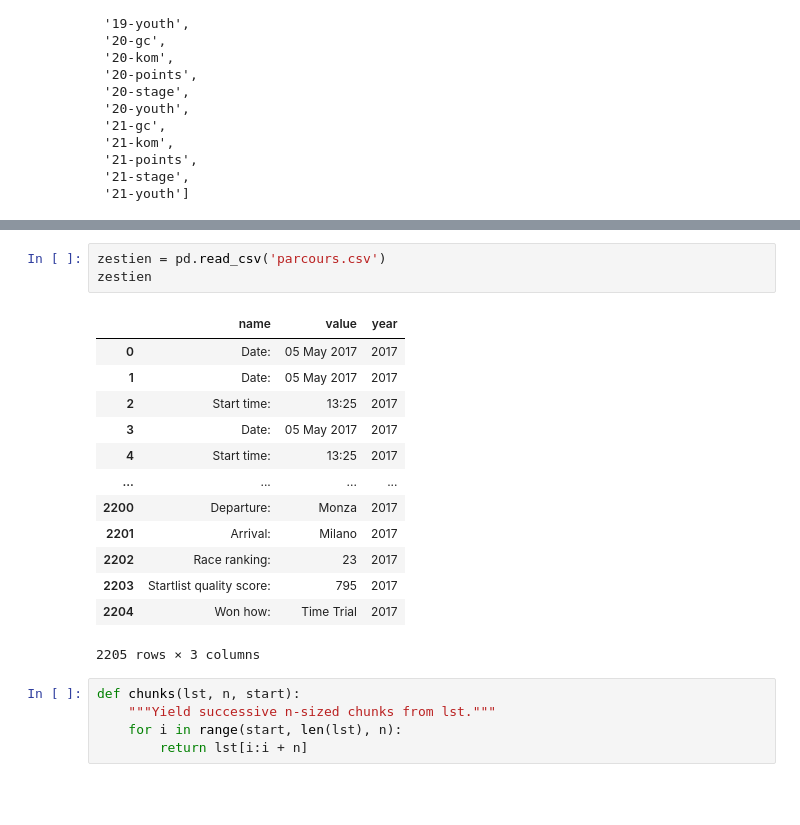
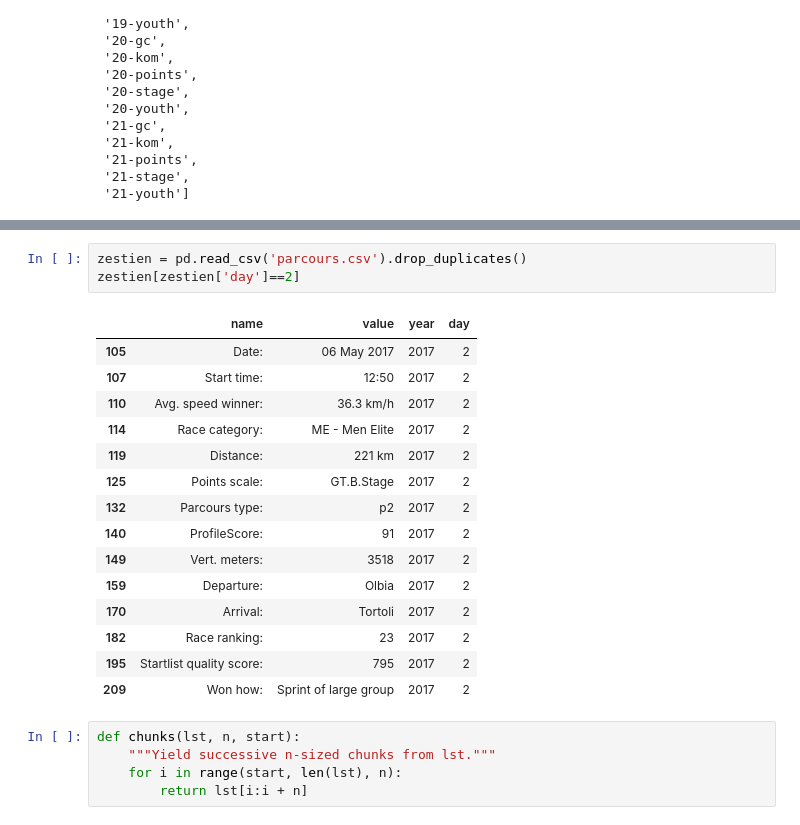
Before and after one commit to Michiel-DK/cycling, a Jupyter notebook: try2.ipynb, the cells around one changed output, grey strips where cells are left out. Cells and saved outputs as stored; diff of their text form; blank space fills up the shorter version.

Commit message:
points fixed

```diff
--- a/try2.ipynb
+++ b/try2.ipynb
@@ -451,20 +418,22 @@ IndexError: list index out of range
 # %%
-zestien = pd.read_csv('parcours.csv')
-zestien
+zestien = pd.read_csv('parcours.csv').drop_duplicates()
+zestien[zestien['day']==2]
 # %% [output]
-|  | name | value | year |
-| 0 | Date: | 05 May 2017 | 2017 |
-| 1 | Date: | 05 May 2017 | 2017 |
-| 2 | Start time: | 13:25 | 2017 |
-| 3 | Date: | 05 May 2017 | 2017 |
-| 4 | Start time: | 13:25 | 2017 |
-| ... | ... | ... | ... |
-| 2200 | Departure: | Monza | 2017 |
-| 2201 | Arrival: | Milano | 2017 |
-| 2202 | Race ranking: | 23 | 2017 |
-| 2203 | Startlist quality score: | 795 | 2017 |
-| 2204 | Won how: | Time Trial | 2017 |
+|  | name | value | year | day |
+| 105 | Date: | 06 May 2017 | 2017 | 2 |
+| 107 | Start time: | 12:50 | 2017 | 2 |
+| 110 | Avg. speed winner: | 36.3 km/h | 2017 | 2 |
+| 114 | Race category: | ME - Men Elite | 2017 | 2 |
+| 119 | Distance: | 221 km | 2017 | 2 |
+| 125 | Points scale: | GT.B.Stage | 2017 | 2 |
+| 132 | Parcours type: | p2 | 2017 | 2 |
+| 140 | ProfileScore: | 91 | 2017 | 2 |
+| 149 | Vert. meters: | 3518 | 2017 | 2 |
+| 159 | Departure: | Olbia | 2017 | 2 |
+| 170 | Arrival: | Tortoli | 2017 | 2 |
+| 182 | Race ranking: | 23 | 2017 | 2 |
+| 195 | Startlist quality score: | 795 | 2017 | 2 |
+| 209 | Won how: | Sprint of large group | 2017 | 2 |
-2205 rows × 3 columns
 # %%
 def chunks(lst, n, start):
     """Yield successive n-sized chunks from lst."""
```
Also changed, not shown: parts of 15 cells of this notebook, 8 other files.
